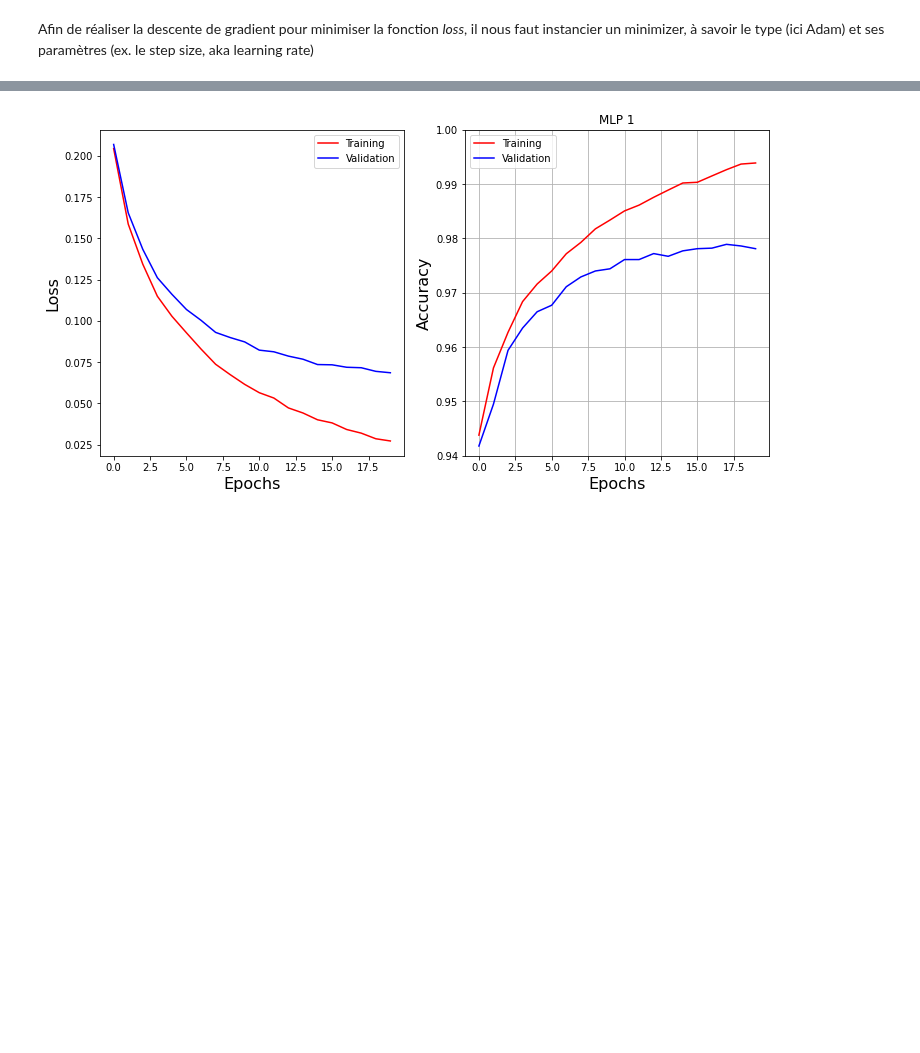
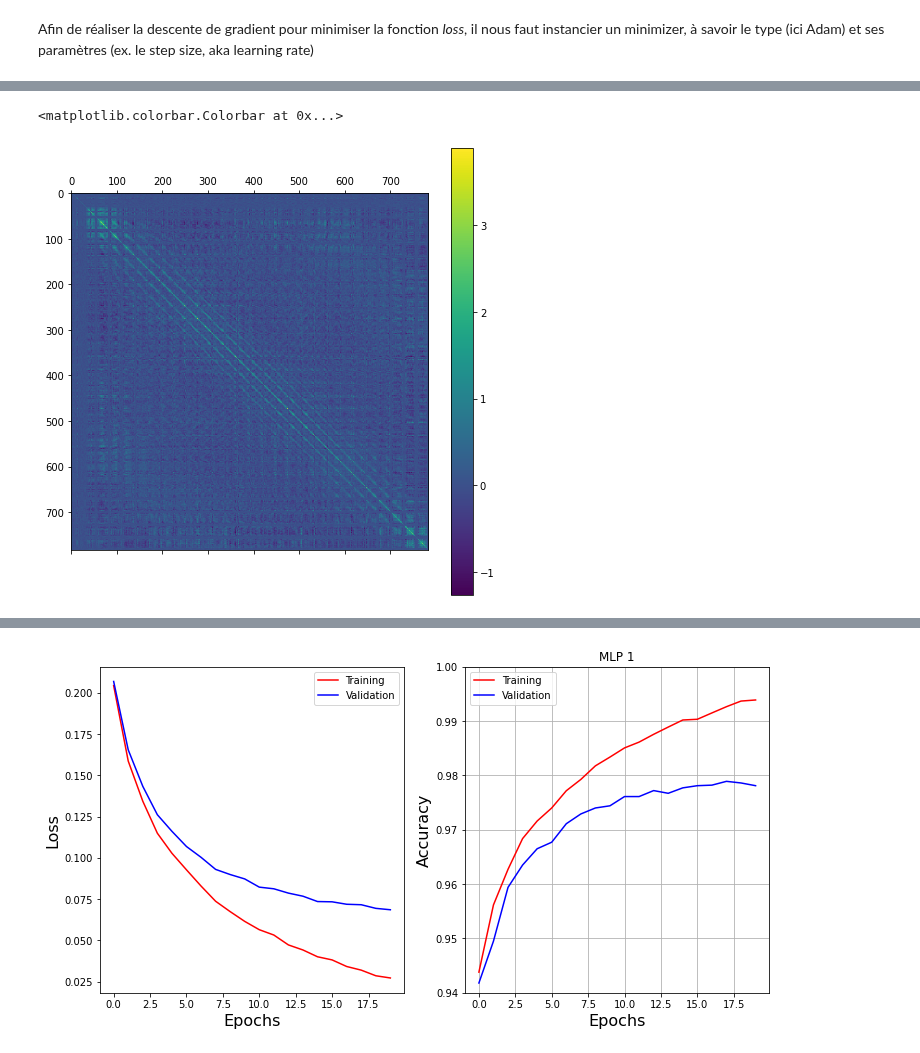
Before and after one commit to jecampagne/ML-toys, a Jupyter notebook: MNIST_whyCNN.ipynb, the cells around one changed output, grey strips where cells are left out. Saved outputs shown, nothing was run; the diff lists cells and outputs as text; code cells hidden in the pictures; blank space fills up the shorter version.

```diff
--- a/MNIST_whyCNN.ipynb
+++ b/MNIST_whyCNN.ipynb
@@ -926,0 +946,7 @@ train_loss_1, val_loss_1, train_acc_1, test_acc_1, params_fit_1 = process(my_net
+# %%
+plt.figure(figsize=(8,8))
+plt.matshow(W1 @ W1.T,fignum=1);
+plt.colorbar()
+# %% [output]
+<matplotlib.colorbar.Colorbar at 0x...>
+[figure, added]
```
Also changed, not shown: parts of 9 cells of this notebook.
